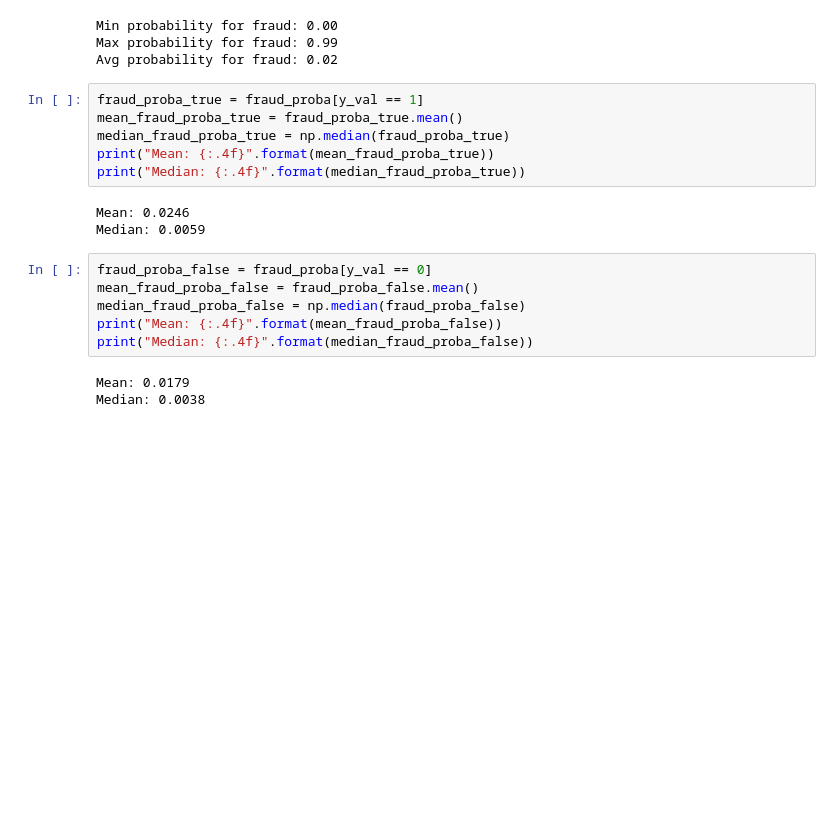
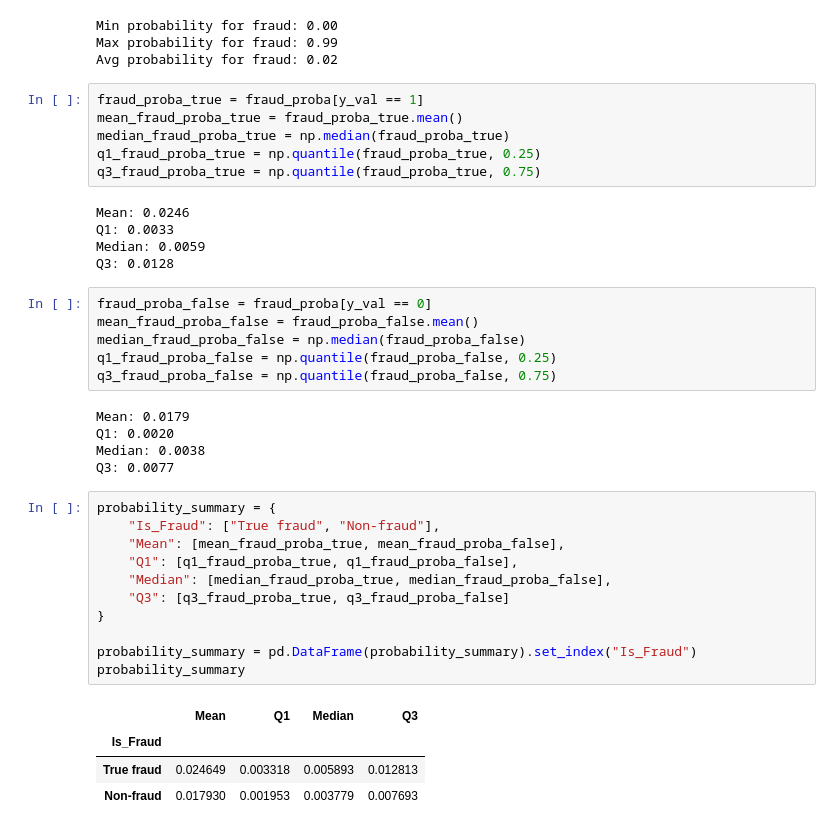
Before and after one commit to martynawieruszewska/finsight-fintech-analytics, a Jupyter notebook: notebooks/ml/02_logistic_regression.ipynb, the cells around one changed output. Saved outputs shown, nothing was run; the diff lists cells and outputs as text; blank space fills up the shorter version.

Commit message:
analysis of median mean and quantiles

```diff
--- a/notebooks/ml/02_logistic_regression.ipynb
+++ b/notebooks/ml/02_logistic_regression.ipynb
@@ -398,17 +398,37 @@ Avg probability for fraud: 0.02
 fraud_proba_true = fraud_proba[y_val == 1]
 mean_fraud_proba_true = fraud_proba_true.mean()
 median_fraud_proba_true = np.median(fraud_proba_true)
-print("Mean: {:.4f}".format(mean_fraud_proba_true))
-print("Median: {:.4f}".format(median_fraud_proba_true))
+q1_fraud_proba_true = np.quantile(fraud_proba_true, 0.25)
+q3_fraud_proba_true = np.quantile(fraud_proba_true, 0.75)
 # %% [output]
 Mean: 0.0246
+Q1: 0.0033
 Median: 0.0059
+Q3: 0.0128
 # %%
 fraud_proba_false = fraud_proba[y_val == 0]
 mean_fraud_proba_false = fraud_proba_false.mean()
 median_fraud_proba_false = np.median(fraud_proba_false)
-print("Mean: {:.4f}".format(mean_fraud_proba_false))
-print("Median: {:.4f}".format(median_fraud_proba_false))
+q1_fraud_proba_false = np.quantile(fraud_proba_false, 0.25)
+q3_fraud_proba_false = np.quantile(fraud_proba_false, 0.75)
 # %% [output]
 Mean: 0.0179
+Q1: 0.0020
 Median: 0.0038
+Q3: 0.0077
+# %%
+probability_summary = {
+    "Is_Fraud": ["True fraud", "Non-fraud"],
+    "Mean": [mean_fraud_proba_true, mean_fraud_proba_false],
+    "Q1": [q1_fraud_proba_true, q1_fraud_proba_false],
+    "Median": [median_fraud_proba_true, median_fraud_proba_false],
+    "Q3": [q3_fraud_proba_true, q3_fraud_proba_false]
+}
+
+probability_summary = pd.DataFrame(probability_summary).set_index("Is_Fraud")
+probability_summary
+# %% [output]
+|  | Mean | Q1 | Median | Q3 |
+| Is_Fraud |  |  |  |  |
+| True fraud | 0.024649 | 0.003318 | 0.005893 | 0.012813 |
+| Non-fraud | 0.017930 | 0.001953 | 0.003779 | 0.007693 |
```
